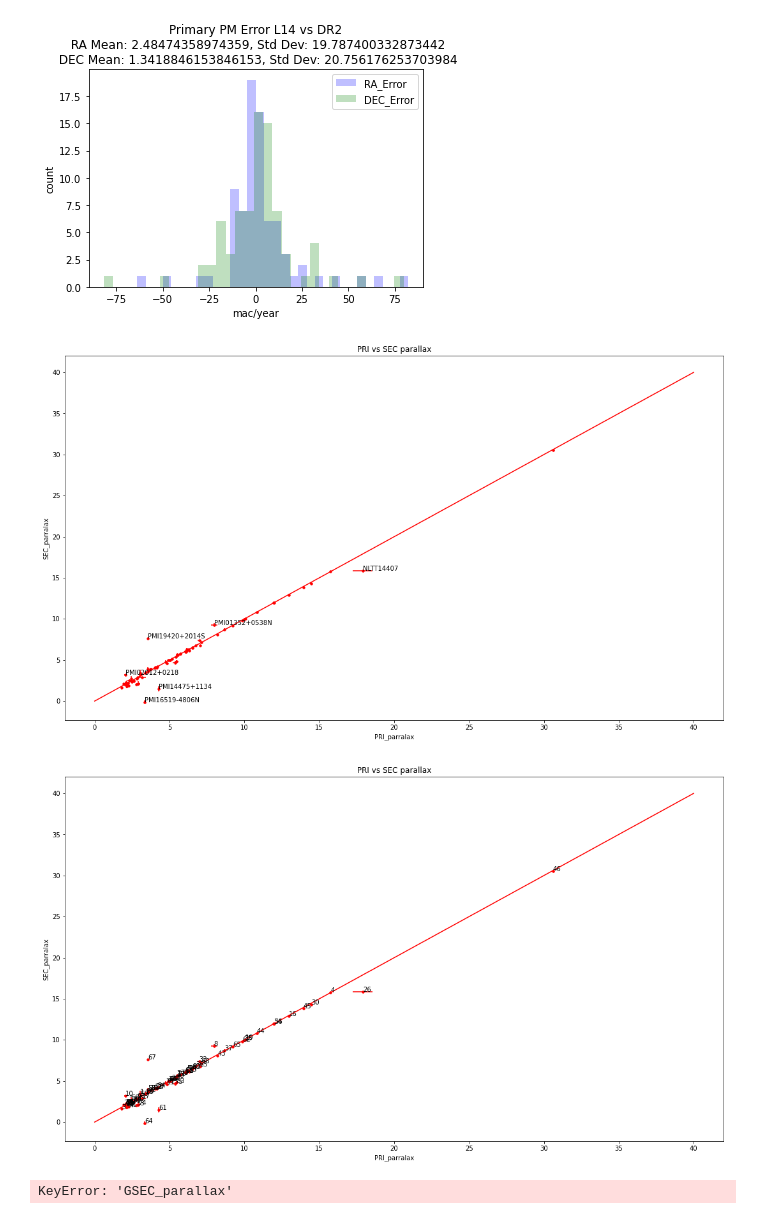
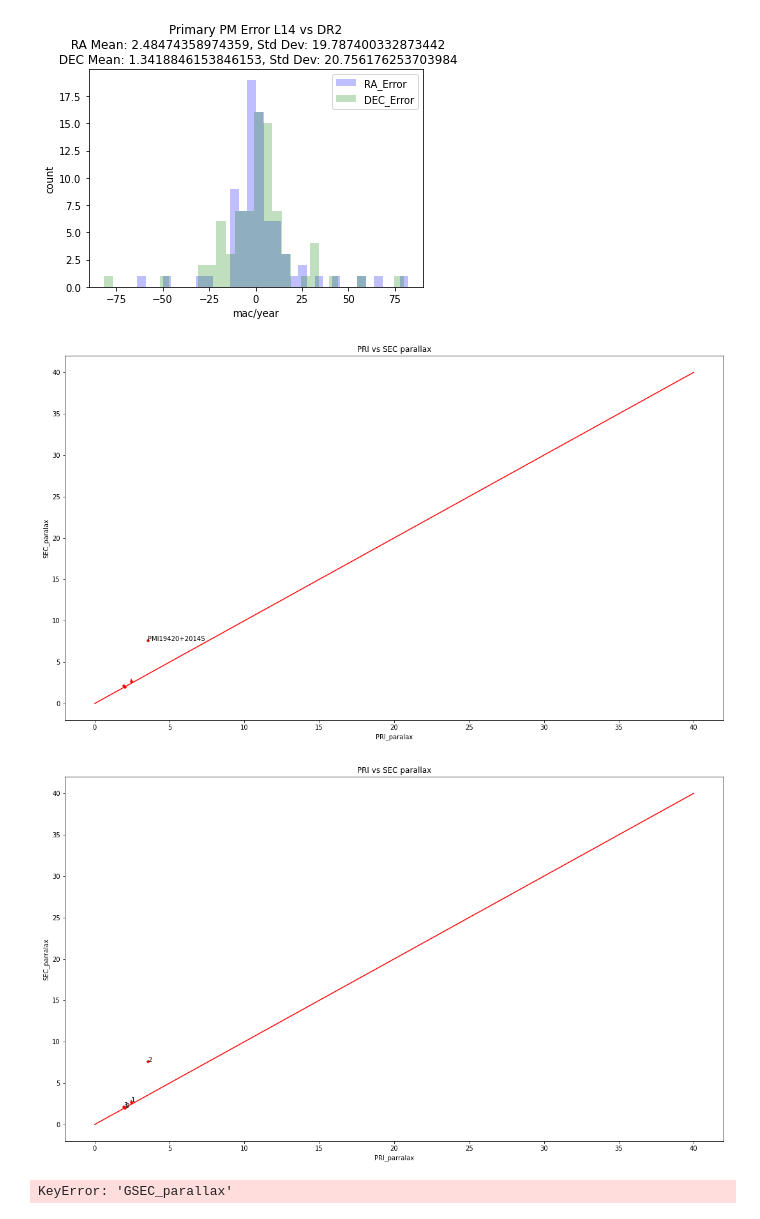
Before and after one commit to YasinAlam/gaia-binary, a Jupyter notebook: scripts/Plots.ipynb, the cells around one changed output. Drawn from its saved outputs; the diff is of its cells as text; code cells hidden in the pictures.

```diff
--- a/scripts/Plots.ipynb
+++ b/scripts/Plots.ipynb
@@ -4,7 +4,3 @@ import pandas as pd
 import matplotlib.pyplot as plt
 import statistics as stat
 from sklearn.linear_model import LinearRegression
-# %%
-file = 'C:/Astrolab/gaia-binary/NewGaia/Pri_EDR3.csv'
-df = pd.read_csv(file)
-df.head()
@@ -18,0 +7,9 @@ df.head()
+# %%
+file = 'C:/Astrolab/gaia-binary/NewGaia/Pri_EDR3.csv'
+file2 = 'C:/Astrolab/gaia-binary/NewGaia/FeProblems.csv'
+file3 = 'C:/Astrolab/gaia-binary/NewGaia/FinalList.csv'
+file4 = 'C:/Astrolab/gaia-binary/NewGaia/Rejected.csv'
+dftc = pd.read_csv(file)
+dff = pd.read_csv(file4)
+
+dff.head(-1)
@@ -101,9 +123,9 @@ Mean: 1.3418846153846153, Std Dev: 20.756176253703984
 [figure]
 # %%
 file_p = 'C:/Astrolab/gaia-binary/NewGaia/Pri_EDR3.csv'
-dfp = pd.read_csv(file_p)
+dfp = select_name(pd.read_csv(file_p), dff)
 file_s = 'C:/Astrolab/gaia-binary/NewGaia/Sec_EDR3.csv'
-dfs = pd.read_csv(file_s)
+dfs = select_name(pd.read_csv(file_s), dff)
 # %%
 Pri = dfp['parallax'].to_numpy()
 Sec = dfs['parallax'].to_numpy()
@@ -112,13 +134,13 @@ Sec_e = dfs['parallax_error'].to_numpy()
 labels = dfp['PriID'].to_numpy()
 # %%
 
-parallax(Pri,Sec,Pri_e,Sec_e,labels,[10,67,61,64,8,26], True)
+parallax(Pri,Sec,Pri_e,Sec_e,labels,[2], save = True)
 # %% [output]
-[figure, old version]
+[figure, new version]
 # %%
-parallax2(Pri,Sec,Pri_e,Sec_e,list(range(80)))
+parallax2(Pri,Sec,Pri_e,Sec_e,list(range(4)))
 # %% [output]
-[figure, old version]
+[figure, new version]
 # %%
 file = 'C:/Astrolab/gaia-binary/NewGaia/DR2.csv'
 dr2 = pd.read_csv(file)
```
Also changed, not shown: parts of 9 cells of this notebook, 30 other files.
